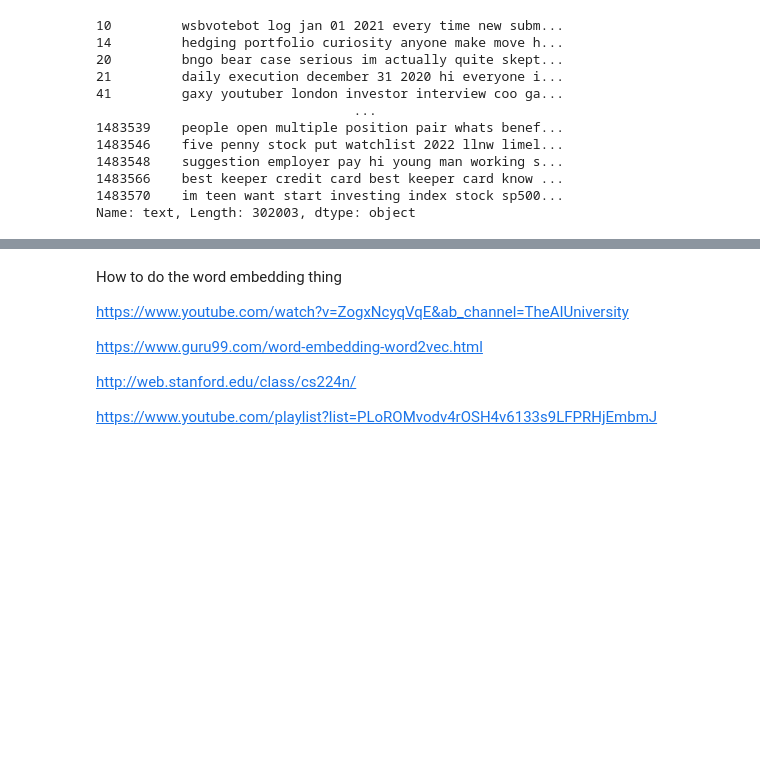
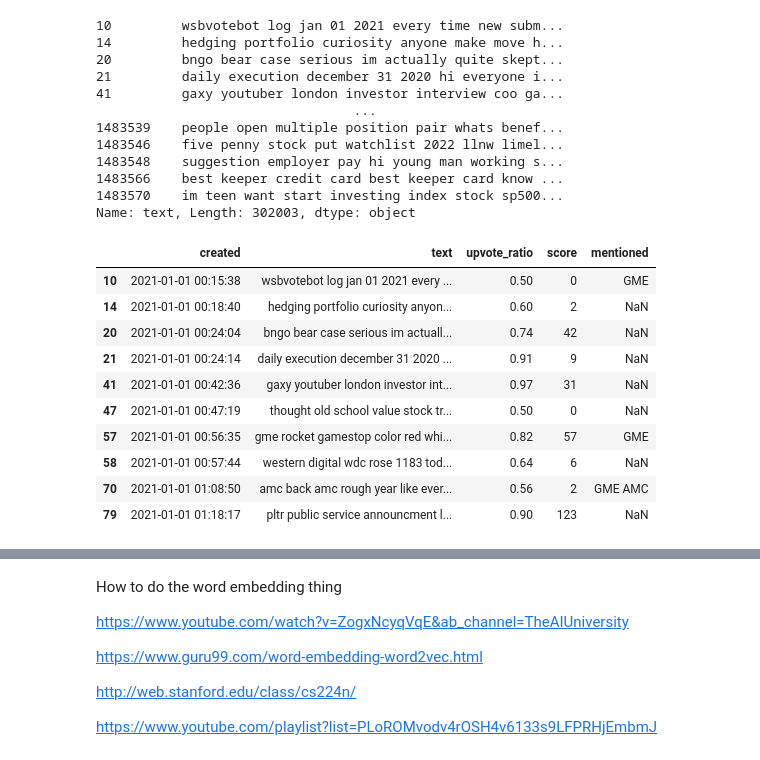
Before and after one commit to benfouch/finalDaScProj, a Jupyter notebook: cleaning.ipynb, the cells around one changed output, grey strips where cells are left out. Saved outputs shown, nothing was run; the diff lists cells and outputs as text; code cells hidden in the pictures; blank space fills up the shorter version.

```diff
--- a/cleaning.ipynb
+++ b/cleaning.ipynb
@@ -451,3 +444,17 @@ df_extracted['text']
 1483566    best keeper credit card best keeper card know ...
 1483570    im teen want start investing index stock sp500...
 Name: text, Length: 302003, dtype: object
+# %%
+df_extracted.head(10)
+# %% [output]
+|  | created | text | upvote_ratio | score | mentioned |
+| 10 | 2021-01-01 00:15:38 | wsbvotebot log jan 01 2021 every ... | 0.50 | 0 | GME |
+| 14 | 2021-01-01 00:18:40 | hedging portfolio curiosity anyon... | 0.60 | 2 | NaN |
+| 20 | 2021-01-01 00:24:04 | bngo bear case serious im actuall... | 0.74 | 42 | NaN |
+| 21 | 2021-01-01 00:24:14 | daily execution december 31 2020 ... | 0.91 | 9 | NaN |
+| 41 | 2021-01-01 00:42:36 | gaxy youtuber london investor int... | 0.97 | 31 | NaN |
+| 47 | 2021-01-01 00:47:19 | thought old school value stock tr... | 0.50 | 0 | NaN |
+| 57 | 2021-01-01 00:56:35 | gme rocket gamestop color red whi... | 0.82 | 57 | GME |
+| 58 | 2021-01-01 00:57:44 | western digital wdc rose 1183 tod... | 0.64 | 6 | NaN |
+| 70 | 2021-01-01 01:08:50 | amc back amc rough year like ever... | 0.56 | 2 | GME AMC |
+| 79 | 2021-01-01 01:18:17 | pltr public service announcment l... | 0.90 | 123 | NaN |
```
Also changed, not shown: parts of 21 cells of this notebook, 1 other file.
